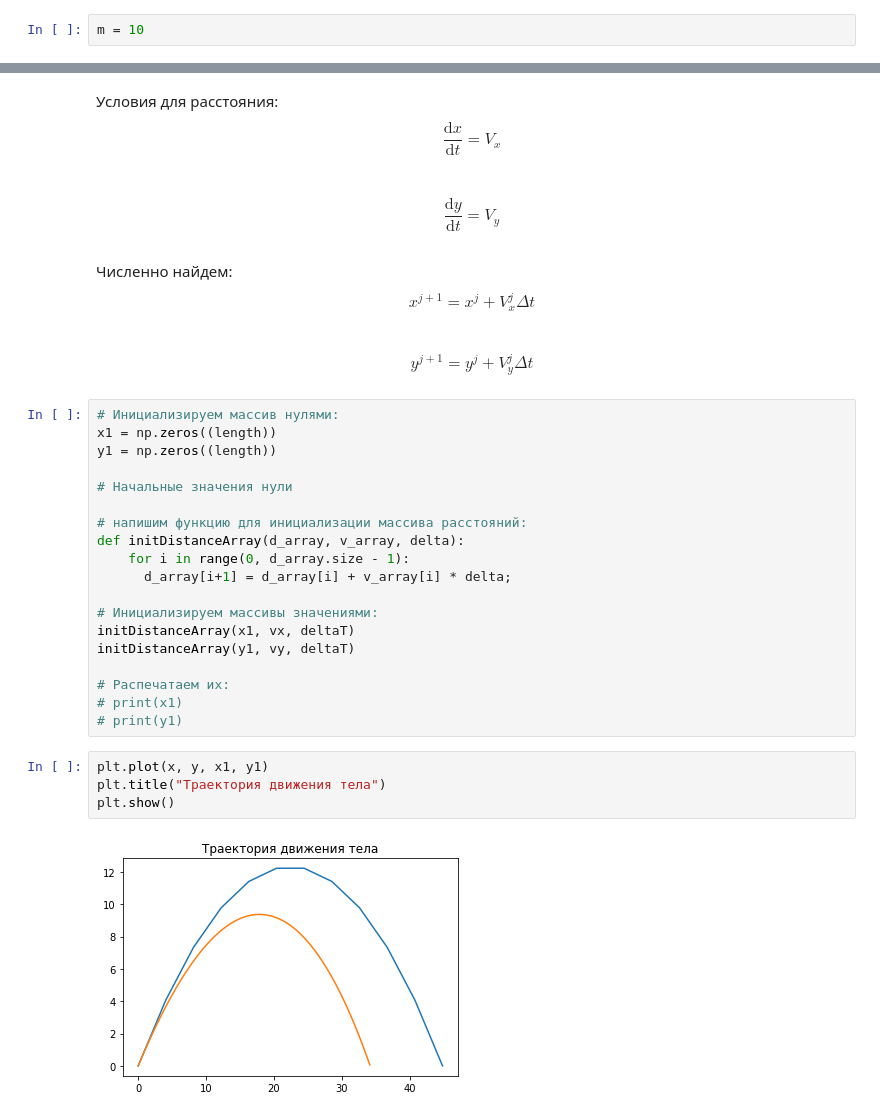
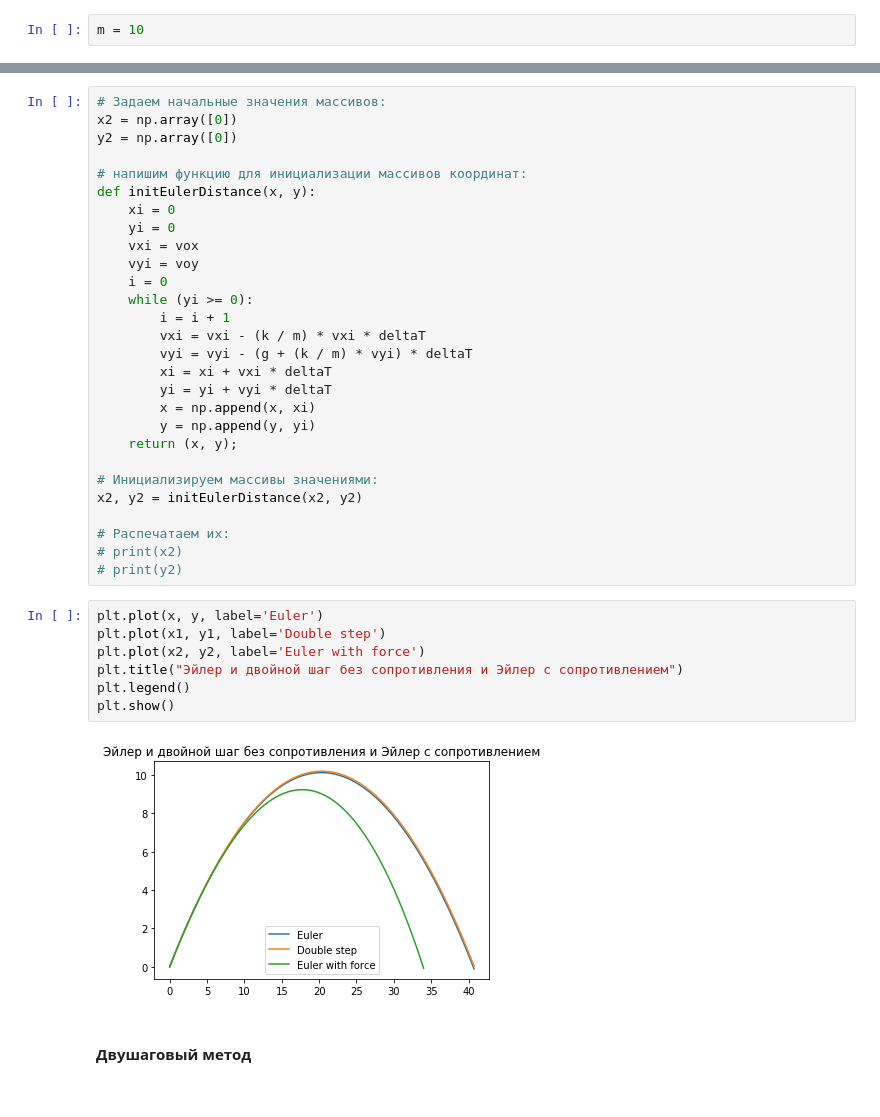
Before and after one commit to axreldable/mat_mod_hw, a Jupyter notebook: teloPodUglom.ipynb, the cells around one changed output, grey strips where cells are left out. Cells and saved outputs as stored; diff of their text form.

```diff
--- a/teloPodUglom.ipynb
+++ b/teloPodUglom.ipynb
@@ -158,33 +187,39 @@ initSpeedArray_2(vy, vy, g, k / m, deltaT)
-# %% [markdown]
-Условия для расстояния:
-$$ \frac{\mathrm{d}x}{\mathrm{d}t} = V_x $$
-$$ \frac{\mathrm{d}y}{\mathrm{d}t} = V_y $$
-# %% [markdown]
-Численно найдем:
-$$ x^{j+1} = x^j + V_x^j \Delta t $$
-$$ y^{j+1} = y^j + V_y^j \Delta t $$
-# %%
-# Инициализируем массив нулями:
-x1 = np.zeros((length))
-y1 = np.zeros((length))
-
-# Начальные значения нули
-
-# напишим функцию для инициализации массива расстояний:
-def initDistanceArray(d_array, v_array, delta):
-    for i in range(0, d_array.size - 1):
-      d_array[i+1] = d_array[i] + v_array[i] * delta;
-
-# Инициализируем массивы значениями:
-initDistanceArray(x1, vx, deltaT)
-initDistanceArray(y1, vy, deltaT)
-
-# Распечатаем их:
-# print(x1)
-# print(y1)
-# %%
-plt.plot(x, y, x1, y1)
-plt.title("Траектория движения тела")
-plt.show()
-# %% [output]
-[figure, removed]
+# %%
+# Задаем начальные значения массивов:
+x2 = np.array([0])
+y2 = np.array([0])
+
+# напишим функцию для инициализации массивов координат:
+def initEulerDistance(x, y):
+    xi = 0
+    yi = 0
+    vxi = vox
+    vyi = voy
+    i = 0
+    while (yi >= 0):
+        i = i + 1
+        vxi = vxi - (k / m) * vxi * deltaT
+        vyi = vyi - (g + (k / m) * vyi) * deltaT
+        xi = xi + vxi * deltaT
+        yi = yi + vyi * deltaT
+        x = np.append(x, xi)
+        y = np.append(y, yi)
+    return (x, y);
+
+# Инициализируем массивы значениями:
+x2, y2 = initEulerDistance(x2, y2)
+
+# Распечатаем их:
+# print(x2)
+# print(y2)
+# %%
+plt.plot(x, y, label='Euler')
+plt.plot(x1, y1, label='Double step')
+plt.plot(x2, y2, label='Euler with force')
+plt.title("Эйлер и двойной шаг без сопротивления и Эйлер с сопротивлением")
+plt.legend()
+plt.show()
+# %% [output]
+[figure, added]
+# %% [markdown]
+#### Двушаговый метод
```
Also changed, not shown: parts of 37 cells of this notebook.
